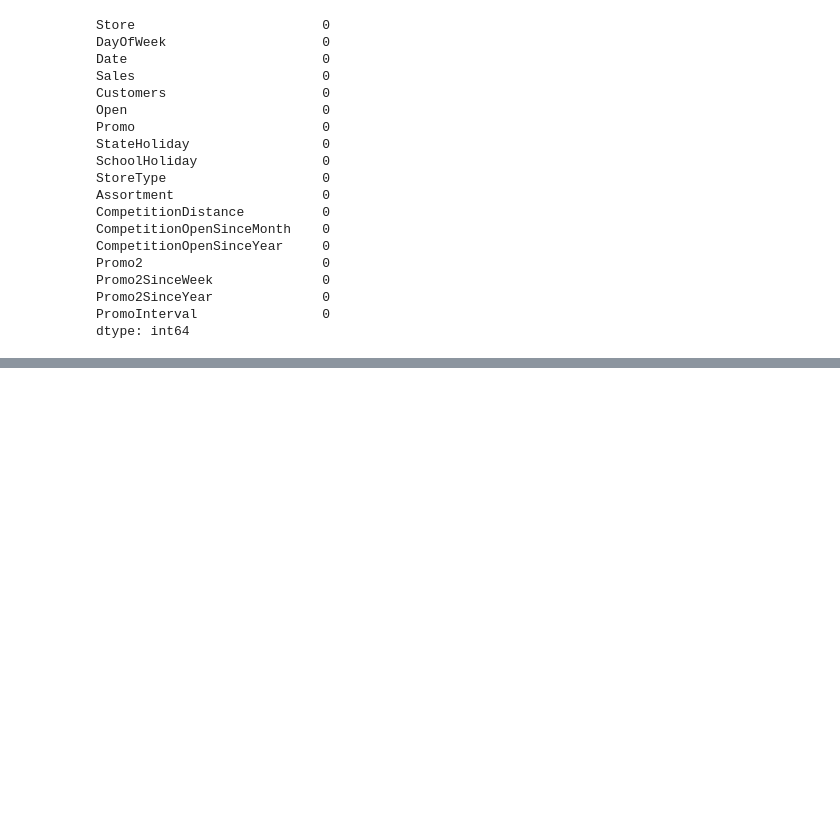
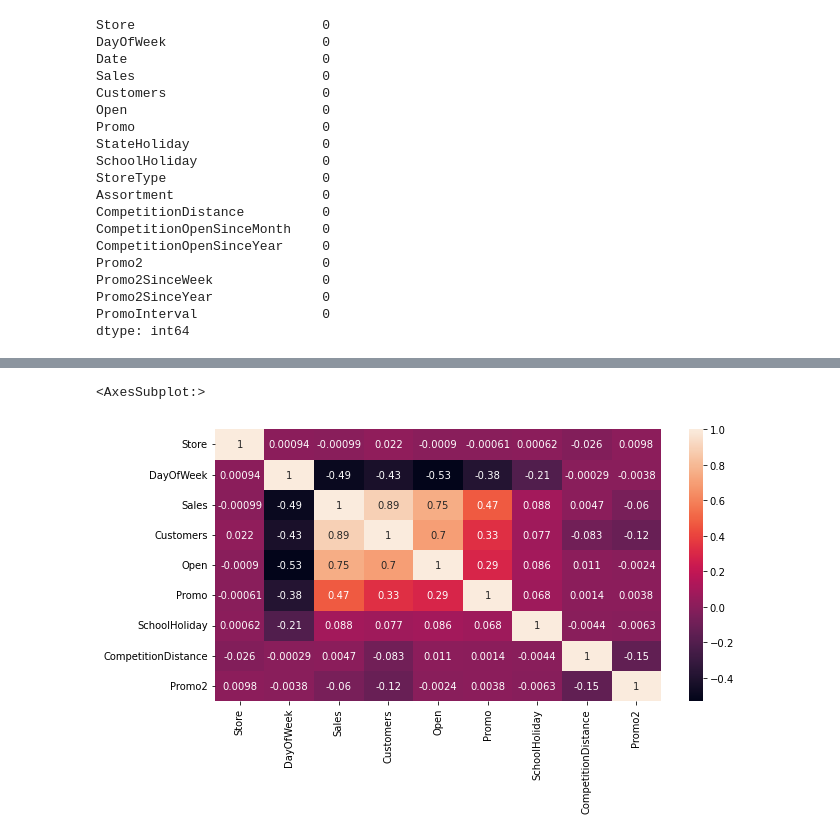
Before and after one commit to Tilda98/Pharmaceutical-Sales-Prediction, a Jupyter notebook: notebooks/cleaning.ipynb, the cells around one changed output, grey strips where cells are left out. Saved outputs shown, nothing was run; the diff lists cells and outputs as text; code cells hidden in the pictures; blank space fills up the shorter version.

Commit message:
Created correlation heatmap and saved image

```diff
--- a/notebooks/cleaning.ipynb
+++ b/notebooks/cleaning.ipynb
@@ -210,3 +210,11 @@ dtype: int64
 
 test_store.to_csv('../data/test_store.csv',index=False)
 train_clean.to_csv('../data/train_store.csv',index=False)
+# %%
+# Creating a correlation matrix for the main columns to the analysis
+
+correlated_columns = ['Store', 'DayOfWeek', 'Date', 'Sales', 'Customers', 'Open', 'Promo', 'StateHoliday', 'SchoolHoliday', 'StoreType', 'Assortment','CompetitionDistance', 'CompetitionOpenSinceMonth', 'CompetitionOpenSinceYear', 'Promo2', 'Promo2SinceWeek', 'Promo2SinceYear', 'PromoInterval']
+sample_data_for_correlation = train_clean[correlated_columns]
+pd.set_option('display.float_format', lambda x: '%.3f' % x)
+corr = sample_data_for_correlation.corr()
+corr
@@ -212,0 +232,8 @@ train_clean.to_csv('../data/train_store.csv',index=False)
+# %%
+# Creating a correlation heatmap
+
+plt.figure(figsize=(10,5))
+sns.heatmap(data=corr, annot = True)
+# %% [output]
+<AxesSubplot:>
+[figure, added]
```
Also changed, not shown: parts of 2 cells of this notebook, 1 other file.
